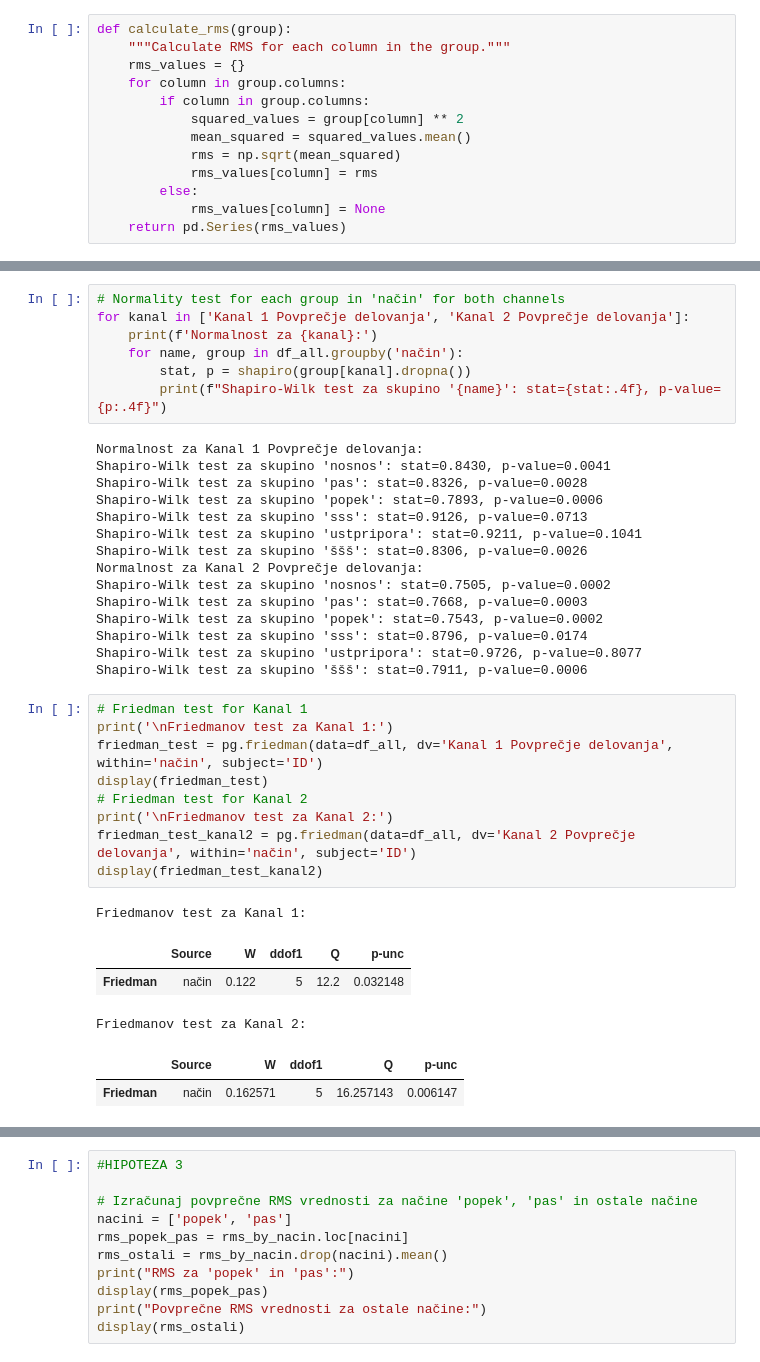
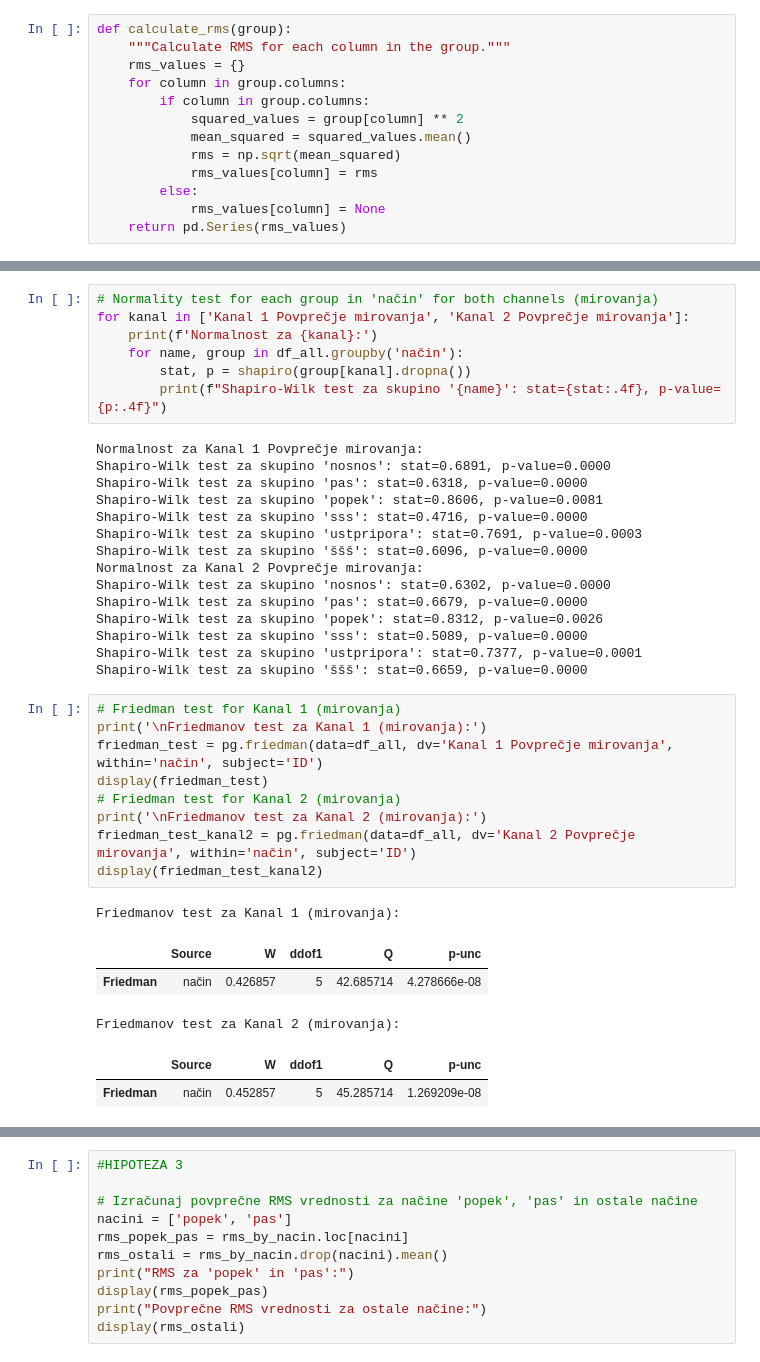
Before and after one commit to urbanog/katarina-breznik, a Jupyter notebook: main.ipynb, the cells around one changed output, grey strips where cells are left out. Saved outputs shown, nothing was run; the diff lists cells and outputs as text.

```diff
--- a/main.ipynb
+++ b/main.ipynb
@@ -72,39 +125,39 @@ display(rms_by_nacin)
 # %%
-# Normality test for each group in 'način' for both channels
-for kanal in ['Kanal 1 Povprečje delovanja', 'Kanal 2 Povprečje delovanja']:
+# Normality test for each group in 'način' for both channels (mirovanja)
+for kanal in ['Kanal 1 Povprečje mirovanja', 'Kanal 2 Povprečje mirovanja']:
     print(f'Normalnost za {kanal}:')
     for name, group in df_all.groupby('način'):
         stat, p = shapiro(group[kanal].dropna())
         print(f"Shapiro-Wilk test za skupino '{name}': stat={stat:.4f}, p-value={p:.4f}")
 # %% [output]
-Normalnost za Kanal 1 Povprečje delovanja:
-Shapiro-Wilk test za skupino 'nosnos': stat=0.8430, p-value=0.0041
-Shapiro-Wilk test za skupino 'pas': stat=0.8326, p-value=0.0028
-Shapiro-Wilk test za skupino 'popek': stat=0.7893, p-value=0.0006
-Shapiro-Wilk test za skupino 'sss': stat=0.9126, p-value=0.0713
-Shapiro-Wilk test za skupino 'ustpripora': stat=0.9211, p-value=0.1041
-Shapiro-Wilk test za skupino 'ššš': stat=0.8306, p-value=0.0026
-Normalnost za Kanal 2 Povprečje delovanja:
-Shapiro-Wilk test za skupino 'nosnos': stat=0.7505, p-value=0.0002
-Shapiro-Wilk test za skupino 'pas': stat=0.7668, p-value=0.0003
-Shapiro-Wilk test za skupino 'popek': stat=0.7543, p-value=0.0002
-Shapiro-Wilk test za skupino 'sss': stat=0.8796, p-value=0.0174
-Shapiro-Wilk test za skupino 'ustpripora': stat=0.9726, p-value=0.8077
-Shapiro-Wilk test za skupino 'ššš': stat=0.7911, p-value=0.0006
+Normalnost za Kanal 1 Povprečje mirovanja:
+Shapiro-Wilk test za skupino 'nosnos': stat=0.6891, p-value=0.0000
+Shapiro-Wilk test za skupino 'pas': stat=0.6318, p-value=0.0000
+Shapiro-Wilk test za skupino 'popek': stat=0.8606, p-value=0.0081
+Shapiro-Wilk test za skupino 'sss': stat=0.4716, p-value=0.0000
+Shapiro-Wilk test za skupino 'ustpripora': stat=0.7691, p-value=0.0003
+Shapiro-Wilk test za skupino 'ššš': stat=0.6096, p-value=0.0000
+Normalnost za Kanal 2 Povprečje mirovanja:
+Shapiro-Wilk test za skupino 'nosnos': stat=0.6302, p-value=0.0000
+Shapiro-Wilk test za skupino 'pas': stat=0.6679, p-value=0.0000
+Shapiro-Wilk test za skupino 'popek': stat=0.8312, p-value=0.0026
+Shapiro-Wilk test za skupino 'sss': stat=0.5089, p-value=0.0000
+Shapiro-Wilk test za skupino 'ustpripora': stat=0.7377, p-value=0.0001
+Shapiro-Wilk test za skupino 'ššš': stat=0.6659, p-value=0.0000
 # %%
-# Friedman test for Kanal 1
-print('\nFriedmanov test za Kanal 1:')
-friedman_test = pg.friedman(data=df_all, dv='Kanal 1 Povprečje delovanja', within='način', subject='ID')
+# Friedman test for Kanal 1 (mirovanja)
+print('\nFriedmanov test za Kanal 1 (mirovanja):')
+friedman_test = pg.friedman(data=df_all, dv='Kanal 1 Povprečje mirovanja', within='način', subject='ID')
 display(friedman_test)
-# Friedman test for Kanal 2
-print('\nFriedmanov test za Kanal 2:')
-friedman_test_kanal2 = pg.friedman(data=df_all, dv='Kanal 2 Povprečje delovanja', within='način', subject='ID')
+# Friedman test for Kanal 2 (mirovanja)
+print('\nFriedmanov test za Kanal 2 (mirovanja):')
+friedman_test_kanal2 = pg.friedman(data=df_all, dv='Kanal 2 Povprečje mirovanja', within='način', subject='ID')
 display(friedman_test_kanal2)
 # %% [output]
-Friedmanov test za Kanal 1:
+Friedmanov test za Kanal 1 (mirovanja):
 |  | Source | W | ddof1 | Q | p-unc |
-| Friedman | način | 0.122 | 5 | 12.2 | 0.032148 |
+| Friedman | način | 0.426857 | 5 | 42.685714 | 4.278666e-08 |
-Friedmanov test za Kanal 2:
+Friedmanov test za Kanal 2 (mirovanja):
 |  | Source | W | ddof1 | Q | p-unc |
-| Friedman | način | 0.162571 | 5 | 16.257143 | 0.006147 |
+| Friedman | način | 0.452857 | 5 | 45.285714 | 1.269209e-08 |
 # %%
```
Also changed, not shown: parts of 13 cells of this notebook, 2 other files.
